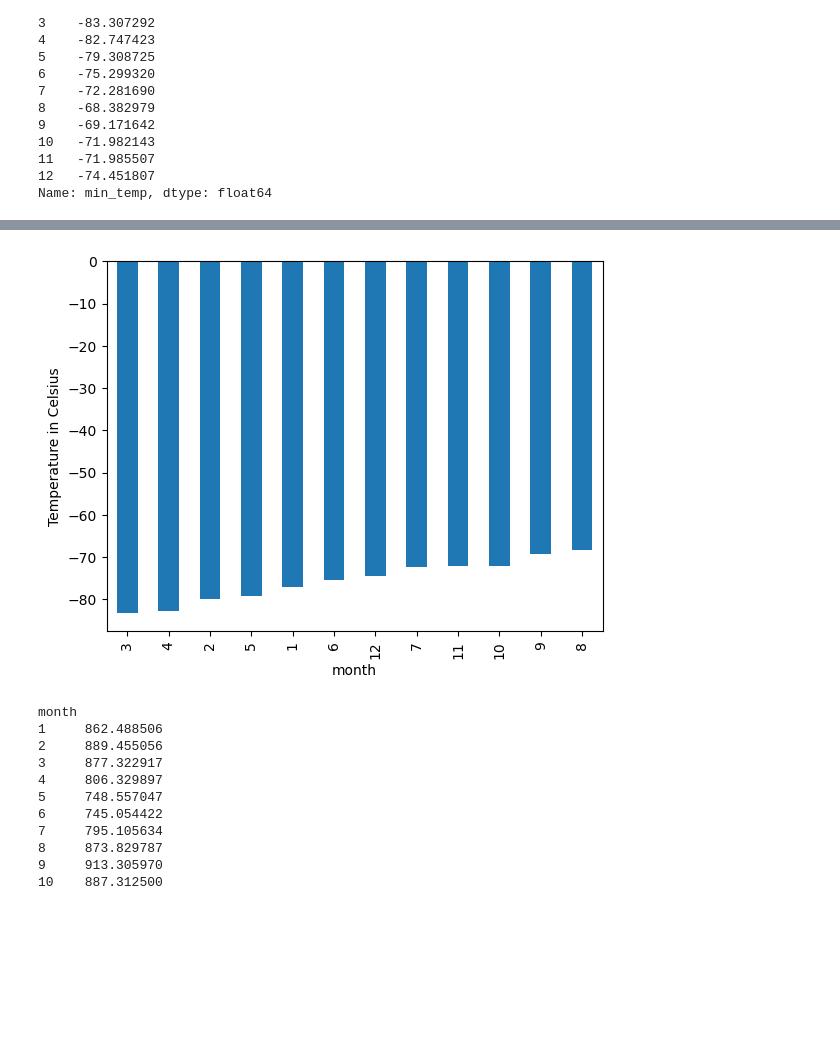
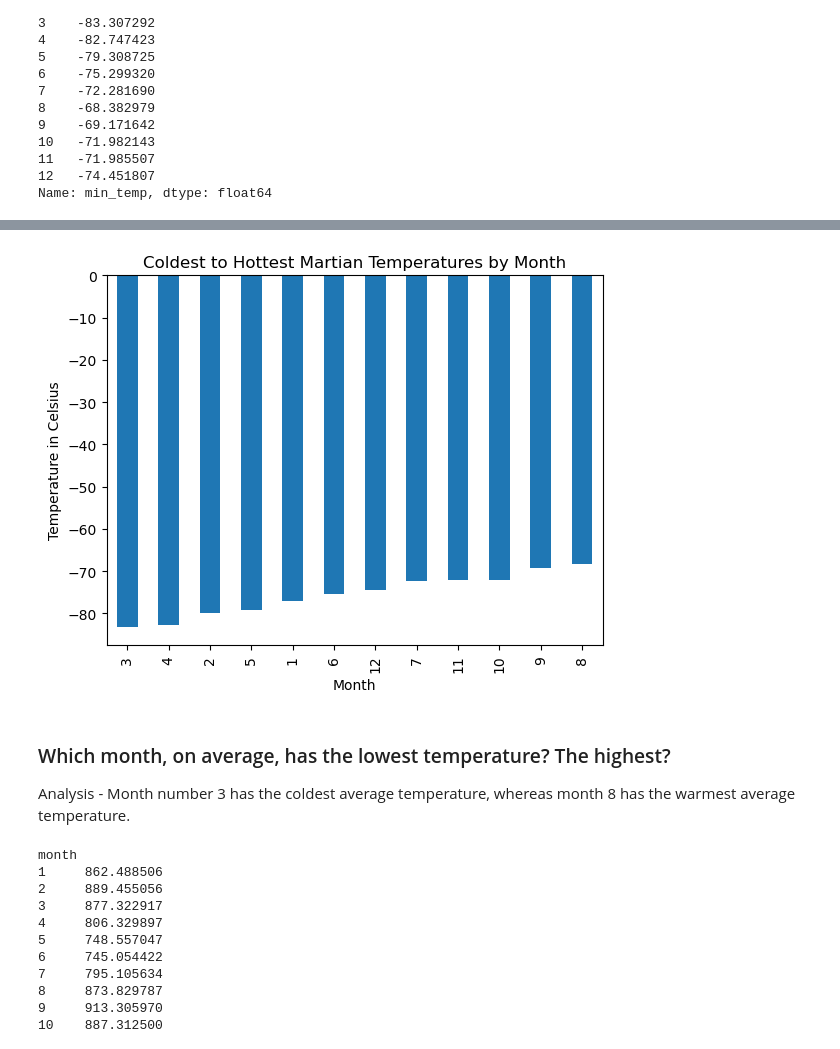
Before and after one commit to hmmclean/Module_11_Homework, a Jupyter notebook: Starter_Code/part_2_mars_weather.ipynb, the cells around one changed output, grey strips where cells are left out. Drawn from its saved outputs; the diff is of its cells as text; code cells hidden in the pictures; blank space fills up the shorter version.

```diff
--- a/Starter_Code/part_2_mars_weather.ipynb
+++ b/Starter_Code/part_2_mars_weather.ipynb
@@ -183,12 +189,23 @@ plt.show()
 # %%
 # Identify the coldest and hottest months in Curiosity's location
 # Sort the temp values
 sort_temps = avg_low_temp.sort_values(ascending=True)
 
-# Create plot
+# Plot the coldest and hottest months in Curiosity's location
 sort_temps.plot(kind='bar')
+
+# Chart labels
+plt.xlabel('Month')
+plt.ylabel('Temperature in Celsius')
+plt.title('Coldest to Hottest Martian Temperatures by Month')
+
+# Display the plot
+plt.show()
 # %% [output]
-[figure, old version]
+[figure, new version]
+# %% [markdown]
+### Which month, on average, has the lowest temperature? The highest?
+Analysis - Month number 3 has the coldest average temperature, whereas month 8 has the warmest average temperature.
 # %%
 # 4. Average pressure by Martian month
 avg_pressure = mars_weather_df['pressure'].groupby(mars_weather_df['month']).mean()
```
Also changed, not shown: parts of 13 cells of this notebook, 2 other files.
